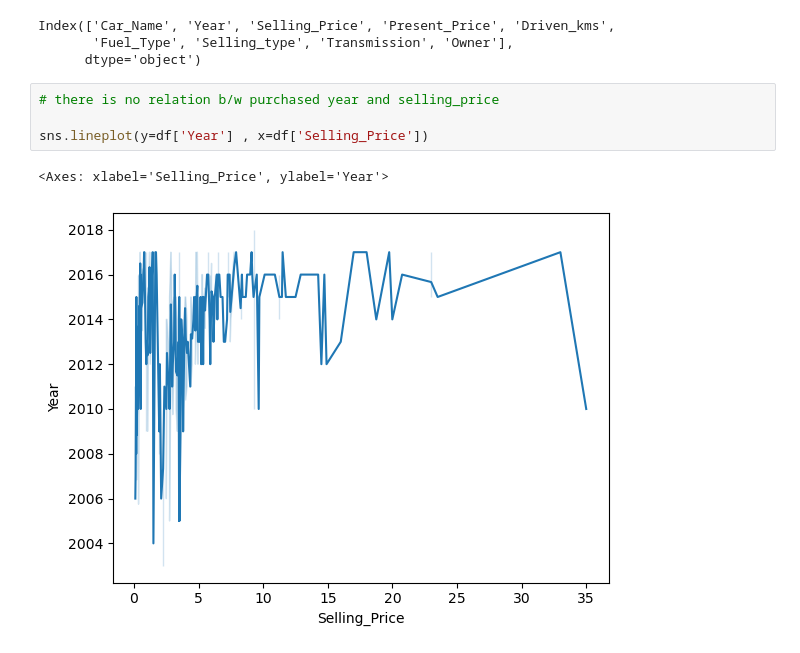
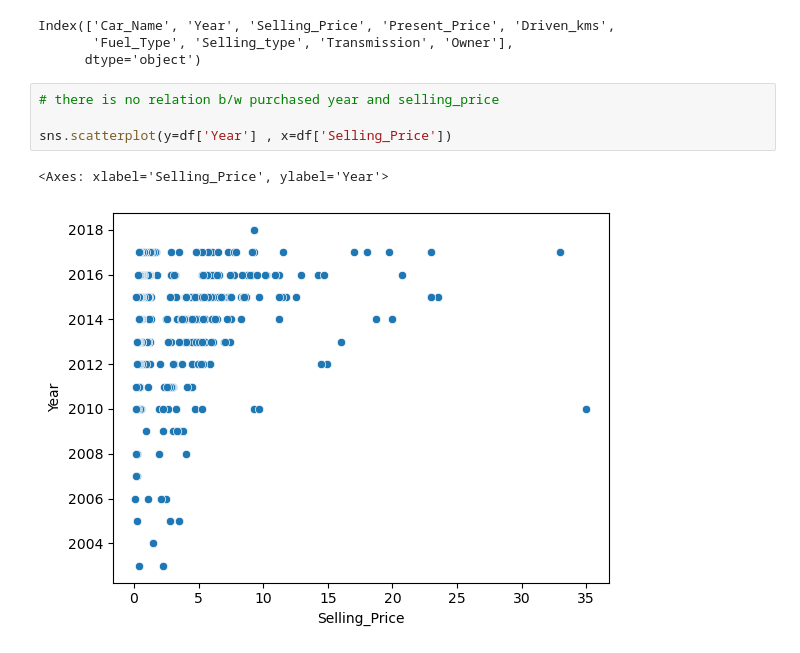
Before and after one commit to aumpanara-art/Car-Price-Prediction-with-M.L., a Jupyter notebook: Car-Prediction.ipynb, the cells around one changed output. Saved outputs shown, nothing was run; the diff lists cells and outputs as text.

```diff
--- a/Car-Prediction.ipynb
+++ b/Car-Prediction.ipynb
@@ -108,7 +108,7 @@ Index(['Car_Name', 'Year', 'Selling_Price', 'Present_Price', 'Driven_kms',
 # %%
 # there is no relation b/w purchased year and selling_price
 
-sns.lineplot(y=df['Year'] , x=df['Selling_Price'])
+sns.scatterplot(y=df['Year'] , x=df['Selling_Price'])
 # %% [output]
 <Axes: xlabel='Selling_Price', ylabel='Year'>
-[figure, old version]
+[figure, new version]
```
Also changed, not shown: parts of 8 cells of this notebook.
